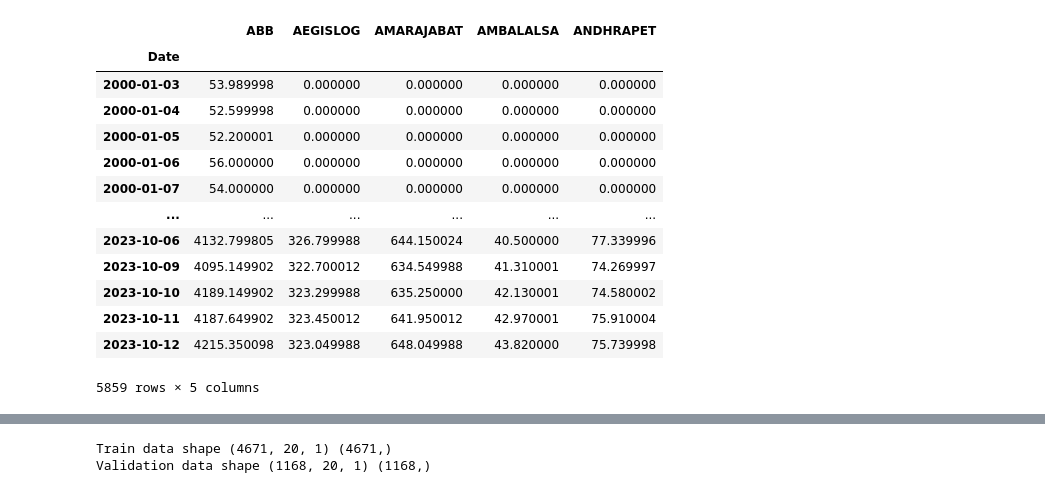
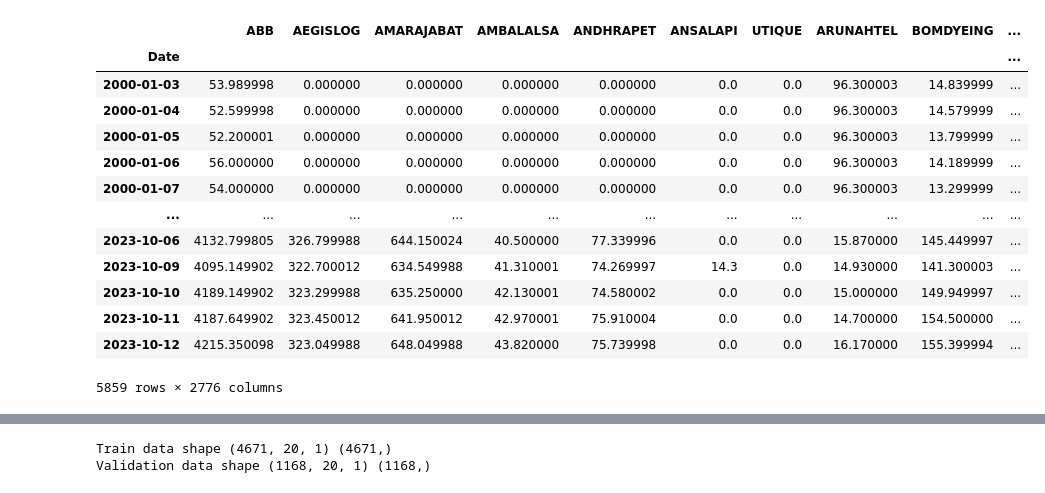
Before and after one commit to sammy429b/GOSMP, a Jupyter notebook: forecast+past.ipynb, the cells around one changed output, grey strips where cells are left out. Cells and saved outputs as stored; diff of their text form; code cells hidden in the pictures.

```diff
--- a/forecast+past.ipynb
+++ b/forecast+past.ipynb
@@ -59,36 +56,36 @@ today_price_df['marketCapFreeFloat'] = today_price_df['marketCapFreeFloat'].appl
 # %%
 # Assuming timed_df is your DataFrame indexed by date
 orig_df = pd.read_csv("close_dupli.csv")
 timed_df = orig_df.fillna(0)
 
 timed_df['Date'] = pd.to_datetime(timed_df['Date'])
 timed_df.set_index('Date', inplace=True)
 # Set the desired start and end dates
 start_date = '2022-11-01'
 end_date = '2023-01-01'
 
 # Use loc to select rows within the specified date range
 # timed_df = timed_df.loc[start_date:end_date]
 
 # Set the desired number of columns to keep
 num_columns_to_keep = 5  # Replace with your desired number
 
 # Use iloc to select the first num_columns_to_keep columns
-timed_df = timed_df.iloc[:, :num_columns_to_keep]
+# timed_df = timed_df.iloc[:, :num_columns_to_keep]
 timed_df
 # %% [output]
-|  | ABB | AEGISLOG | AMARAJABAT | AMBALALSA | ANDHRAPET |
-| Date |  |  |  |  |  |
-| 2000-01-03 | 53.989998 | 0.000000 | 0.000000 | 0.000000 | 0.000000 |
-| 2000-01-04 | 52.599998 | 0.000000 | 0.000000 | 0.000000 | 0.000000 |
-| 2000-01-05 | 52.200001 | 0.000000 | 0.000000 | 0.000000 | 0.000000 |
-| 2000-01-06 | 56.000000 | 0.000000 | 0.000000 | 0.000000 | 0.000000 |
-| 2000-01-07 | 54.000000 | 0.000000 | 0.000000 | 0.000000 | 0.000000 |
-| ... | ... | ... | ... | ... | ... |
-| 2023-10-06 | 4132.799805 | 326.799988 | 644.150024 | 40.500000 | 77.339996 |
-| 2023-10-09 | 4095.149902 | 322.700012 | 634.549988 | 41.310001 | 74.269997 |
-| 2023-10-10 | 4189.149902 | 323.299988 | 635.250000 | 42.130001 | 74.580002 |
-| 2023-10-11 | 4187.649902 | 323.450012 | 641.950012 | 42.970001 | 75.910004 |
-| 2023-10-12 | 4215.350098 | 323.049988 | 648.049988 | 43.820000 | 75.739998 |
+|  | ABB | AEGISLOG | AMARAJABAT | AMBALALSA | ANDHRAPET | ANSALAPI | UTIQUE | ARUNAHTEL | BOMDYEING | ... |
+| Date |  |  |  |  |  |  |  |  |  | ... |
+| 2000-01-03 | 53.989998 | 0.000000 | 0.000000 | 0.000000 | 0.000000 | 0.0 | 0.0 | 96.300003 | 14.839999 | ... |
+| 2000-01-04 | 52.599998 | 0.000000 | 0.000000 | 0.000000 | 0.000000 | 0.0 | 0.0 | 96.300003 | 14.579999 | ... |
+| 2000-01-05 | 52.200001 | 0.000000 | 0.000000 | 0.000000 | 0.000000 | 0.0 | 0.0 | 96.300003 | 13.799999 | ... |
+| 2000-01-06 | 56.000000 | 0.000000 | 0.000000 | 0.000000 | 0.000000 | 0.0 | 0.0 | 96.300003 | 14.189999 | ... |
+| 2000-01-07 | 54.000000 | 0.000000 | 0.000000 | 0.000000 | 0.000000 | 0.0 | 0.0 | 96.300003 | 13.299999 | ... |
+| ... | ... | ... | ... | ... | ... | ... | ... | ... | ... | ... |
+| 2023-10-06 | 4132.799805 | 326.799988 | 644.150024 | 40.500000 | 77.339996 | 0.0 | 0.0 | 15.870000 | 145.449997 | ... |
+| 2023-10-09 | 4095.149902 | 322.700012 | 634.549988 | 41.310001 | 74.269997 | 14.3 | 0.0 | 14.930000 | 141.300003 | ... |
+| 2023-10-10 | 4189.149902 | 323.299988 | 635.250000 | 42.130001 | 74.580002 | 0.0 | 0.0 | 15.000000 | 149.949997 | ... |
+| 2023-10-11 | 4187.649902 | 323.450012 | 641.950012 | 42.970001 | 75.910004 | 0.0 | 0.0 | 14.700000 | 154.500000 | ... |
+| 2023-10-12 | 4215.350098 | 323.049988 | 648.049988 | 43.820000 | 75.739998 | 0.0 | 0.0 | 16.170000 | 155.399994 | ... |
-5859 rows × 5 columns
+5859 rows × 2776 columns
 # %%
```
Also changed, not shown: parts of 18 cells of this notebook, 3 other files.
